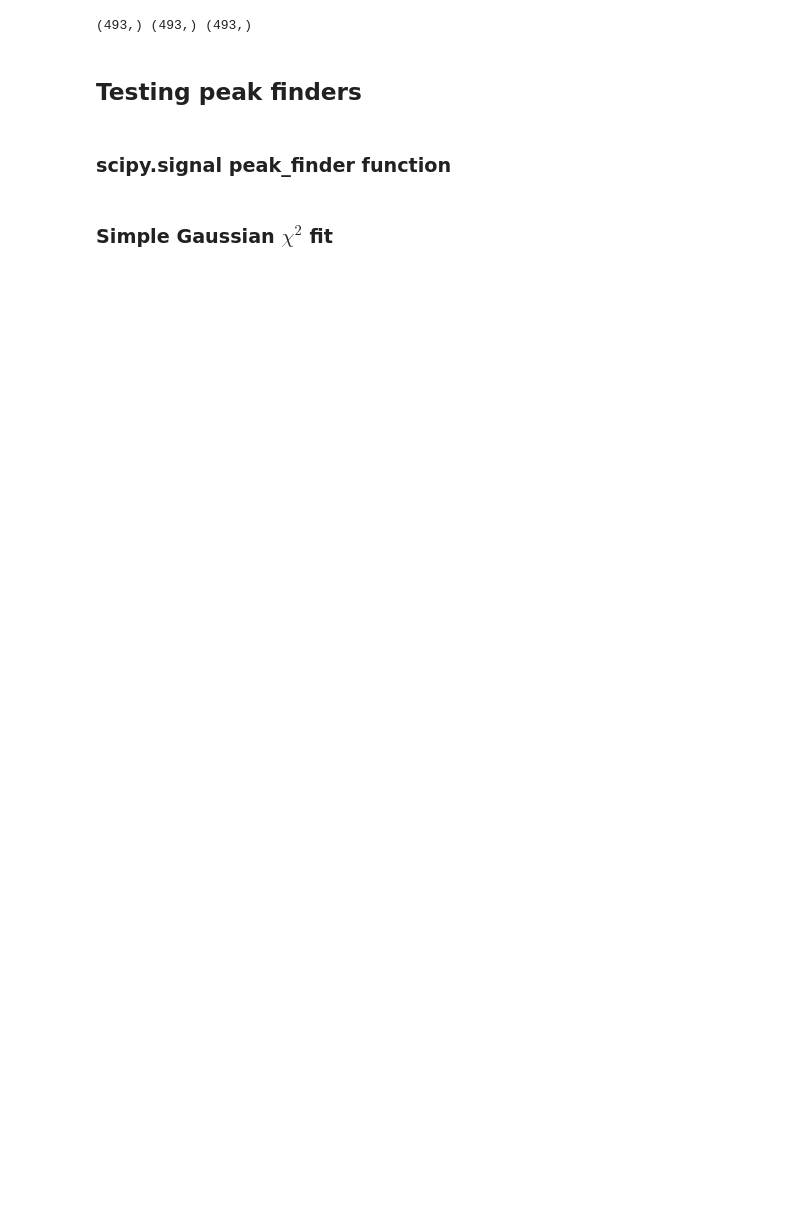
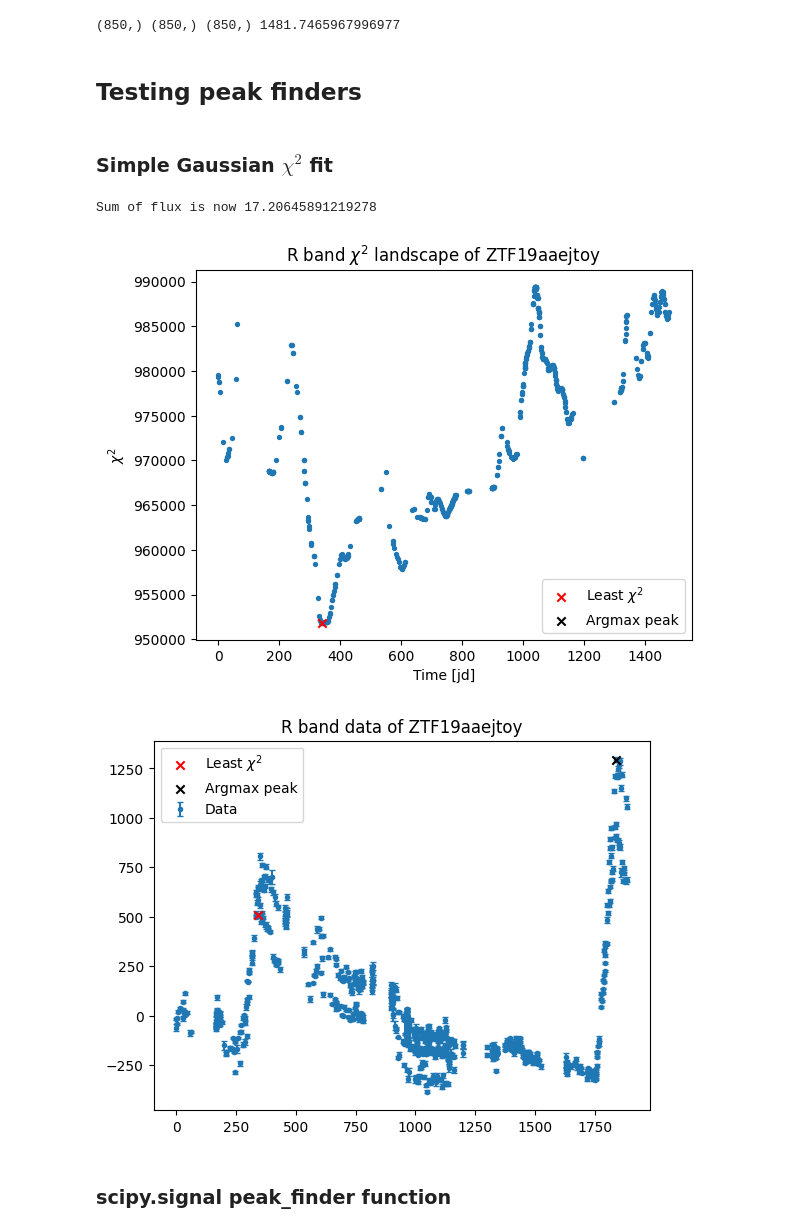
Before and after one commit to TimvdVuurst/FRP_TimvdVuurst, a Jupyter notebook: peak_finder.ipynb, the cells around one changed output. Saved outputs shown, nothing was run; the diff lists cells and outputs as text; code cells hidden in the pictures; blank space fills up the shorter version.

Commit message:
finished cleaning, stretch made with fitting

```diff
--- a/peak_finder.ipynb
+++ b/peak_finder.ipynb
@@ -14,16 +14,17 @@ from scipy.signal import find_peaks, peak_prominences
 
 sjoertpath = r'C:\Users\timvd\Documents\Uni 2023-2024\First Research Project\Data\Sjoert_Flares'
 # %%
+latest_peak =  2459783.499988 #jd of 31-07-2022 23:59:59.000
 
 # testpath = r'C:\Users\timvd\Documents\Uni 2023-2024\First Research Project\Data\Sjoert_Flares\ZTF18abjjkeo\clean_ZTF_r_batchfp_req0000338730_lc.txt'
 # testpath = r'C:\Users\timvd\Documents\Uni 2023-2024\First Research Project\Data\Sjoert_Flares\ZTF18aauosxv\clean_ZTF_r_batchfp_req0000338734_lc.txt'
 # testpath = r'C:\Users\timvd\Documents\Uni 2023-2024\First Research Project\Data\Sjoert_Flares\ZTF18aavummp\clean_ZTF_r_batchfp_req0000338750_lc.txt'
 # testpath = r'C:\Users\timvd\Documents\Uni 2023-2024\First Research Project\Data\Sjoert_Flares\ZTF18aajupnt\clean_ZTF_r_batchfp_req0000338755_lc.txt'
-testpath = r'C:\Users\timvd\Documents\Uni 2023-2024\First Research Project\Data\Sjoert_Flares\ZTF19aaejtoy\clean_ZTF_r_batchfp_req0000338737_lc.txt'
-ztf_name = testpath[len(sjoertpath)+1:-41]
+testpath = r'C:\Users\timvd\Documents\Uni 2023-2024\First Research Project\Data\Sjoert_Flares\ZTF19aaejtoy\ZTF19aaejtoy_clean_data.json'
+ztf_name =os.path.split(testpath)[-1].split('_')[0]
 
 # testfile = r'clean_ZTF_r_batchfp_req0000338730_lc.txt'
-testdata = pd.read_csv(testpath,delimiter=' ')
+testdata = pd.read_json(testpath)
 
 time = testdata['time']
 flux,err = flux_jy(testdata)
@@ -31,11 +32,13 @@ flux = flux.values
 maxtime = time.iloc[np.argmax(flux)]
 maxflux = np.max(flux)
 
-time = time.values
+time_zp = time.min()
+time = time.values - time_zp
+latest_peak -= time_zp
 t = time
-print(time.shape,flux.shape,err.shape)
+print(time.shape,flux.shape,err.shape,latest_peak)
 # %% [output]
-(493,) (493,) (493,)
+(850,) (850,) (850,) 1481.7465967996977
 # %%
 def plot_data(filepath,name=' '):
     testdata = pd.read_csv(filepath,delimiter=' ')
@@ -53,6 +56,57 @@ def plot_data(filepath,name=' '):
     return flux,time
 # %% [markdown]
 ## Testing peak finders
+# %% [markdown]
+### Simple Gaussian $\chi^2$ fit
+# %%
+def chi2(flux,flux_err,time,model_fit):
+    return np.sum(np.square(flux - model_fit)/np.square(flux_err))
+
+#normalize data so that integral is 1 and amplitude need not be fitted
+norm_flux = flux /np.max(flux) #/ np.sum(flux)
+err_norm = err / np.max(flux) #/ np.sum(flux) #klopt als het goed is
+
+print(f"Sum of flux is now {np.sum(norm_flux)}")
+
+def gaussian(x,mu,amp=1,sigma=10):
+    gauss = np.exp(-(np.square(x-mu)/(2*sigma**2)))
+    return gauss/np.sum(gauss)
+
+def chi2_peak_finder(flux = norm_flux,flux_err=err_norm,time=time):
+    chi2_results = np.full(flux.shape,np.nan)
+    for i,t in enumerate(time):
+        # fit = gaussian(flux,mu)
+        if t < latest_peak:
+            chi2_results[i] = chi2(flux,flux_err,time,gaussian(time,amp=1,mu=t))
+    peak = np.nanargmin(chi2_results)
+    return chi2_results, peak
+
+chis,peak_index = chi2_peak_finder()
+
+plt.figure()
+plt.scatter(time,chis,s=8)
+mindex = peak_index
+maxdex = np.argmax(norm_flux)
+plt.scatter(time[mindex],chis[mindex],marker='x',c='red',zorder=10,label=r'Least $\chi^2$')
+plt.scatter(time[maxdex],chis[maxdex],marker='x',c='black',zorder=10,label='Argmax peak')
+# plt.yscale('log')
+plt.legend()
+plt.ylabel(r'$\chi^2$')
+plt.xlabel('Time [jd]')
+plt.title(f"R band " + r"$\chi^2$"+ f" landscape of {ztf_name}")
+plt.show()
+
+plt.figure()
+plt.title(f'R band data of {ztf_name}')
+plt.errorbar(time,flux,err,fmt='o',markersize=3,capsize=2,label='Data')
+plt.scatter(time[mindex],flux[mindex],marker='x',c='red',zorder=10,label=r'Least $\chi^2$')
+plt.scatter(time[maxdex],flux[maxdex],marker='x',c='black',zorder=10,label='Argmax peak')
+plt.legend()
+plt.show()
+# %% [output]
+Sum of flux is now 17.20645891219278
+[figure, added]
+[figure, added]
 # %% [markdown]
 ### scipy.signal peak_finder function
 # %%
@@ -121,5 +175,3 @@ def plot_data(filepath,name=' '):
 #                 plt.legend()
 #                 plt.show()
 #                 print(50*'--')
-# %% [markdown]
-### Simple Gaussian $\chi^2$ fit
```
Also changed, not shown: parts of 1 cell of this notebook, 4 other files.
